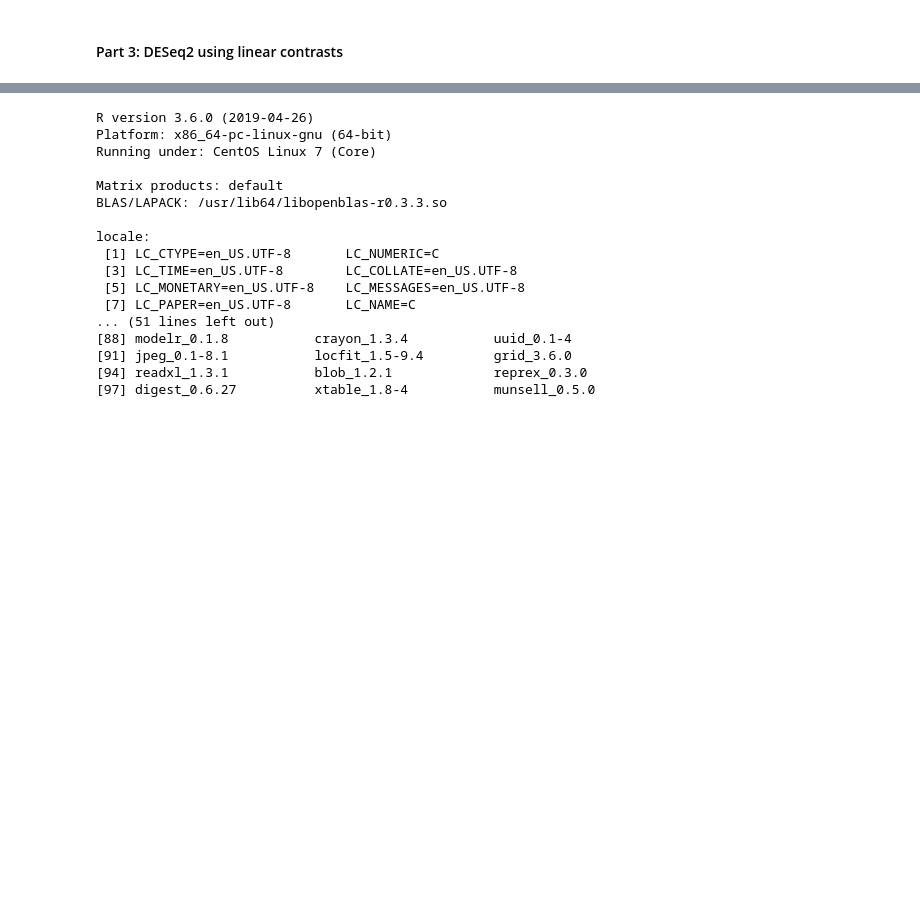
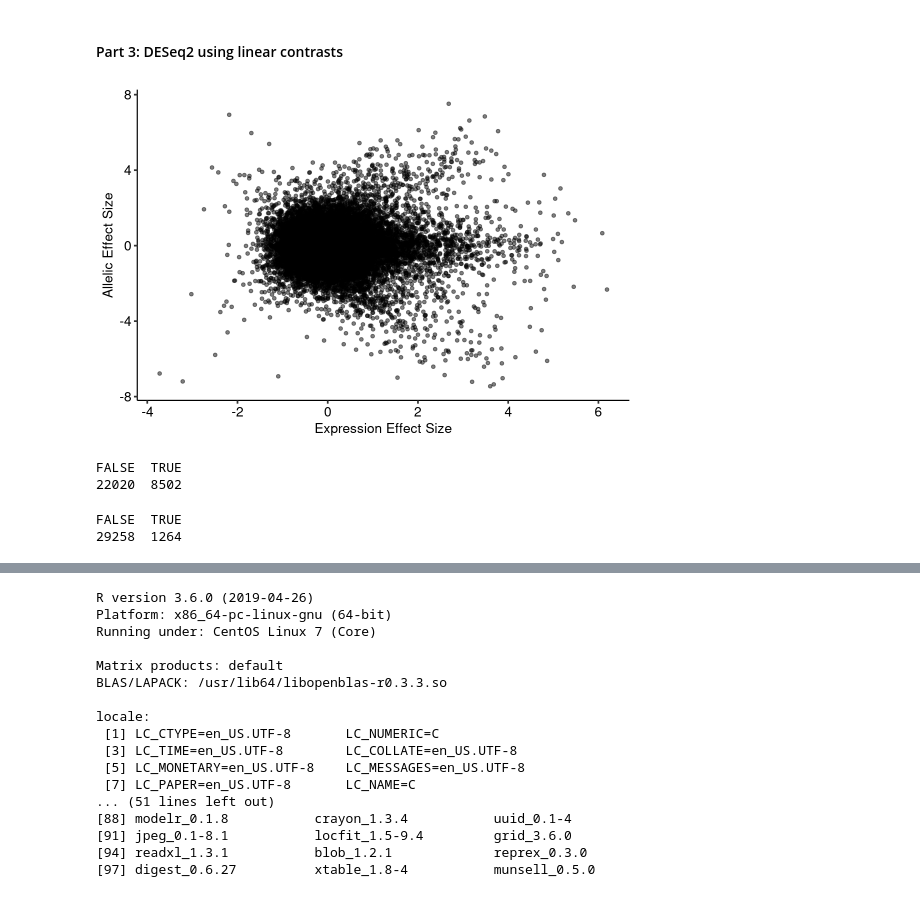
Before and after one commit to nsabell/mpra-v2, a Jupyter notebook: notebooks/section2-model-inference.ipynb, the cells around one changed output, grey strips where cells are left out. Drawn from its saved outputs; the diff is of its cells as text; code cells hidden in the pictures; blank space fills up the shorter version.

```diff
--- a/notebooks/section2-model-inference.ipynb
+++ b/notebooks/section2-model-inference.ipynb
@@ -138,4 +120,24 @@ results_DESeq2_contrast = cbind(oligoCounts,
                                 as.data.frame(results_allele_contrast))
 # %%
 write.table(results_DESeq2_contrast, "sumstats/1KG_novaSeq_DESeq2_contrast.txt", quote = F, sep = '\t', row.names = F, col.names = T)
+# %%
+love = fread("sumstats/1KG_novaSeq_DESeq2_Love_Base2.txt")
+
+options(repr.plot.width = 9, repr.plot.height = 6)
+ggplot(love) +
+    geom_point(aes(x = log2FoldChange_expr, y = log2FoldChange_allele), alpha = 0.5) +
+    theme_pubr(base_size = 16) +
+    xlab("Expression Effect Size") +
+    ylab("Allelic Effect Size")
+# %% [output]
+[figure, added]
+# %%
+love = fread("sumstats/1KG_novaSeq_DESeq2_Love_Base2.txt")
+table(love$padj_expr < 5e-2)
+table(love$padj_expr < 5e-2 & love$padj_allele < 5e-2)
+# %% [output]
+FALSE  TRUE
+22020  8502
+FALSE  TRUE
+29258  1264
 # %%
```
Also changed, not shown: parts of 3 cells of this notebook, 1 other file.
